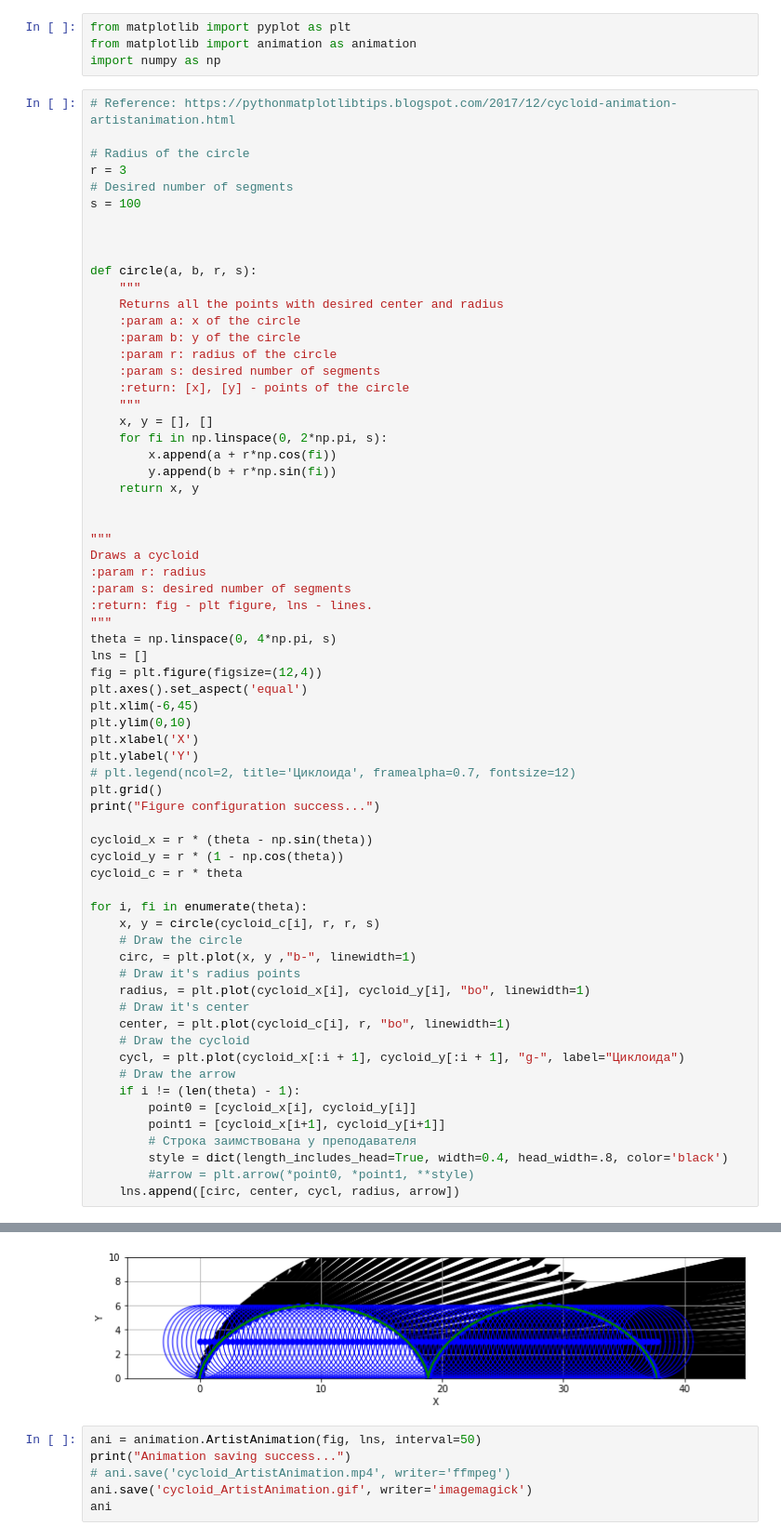
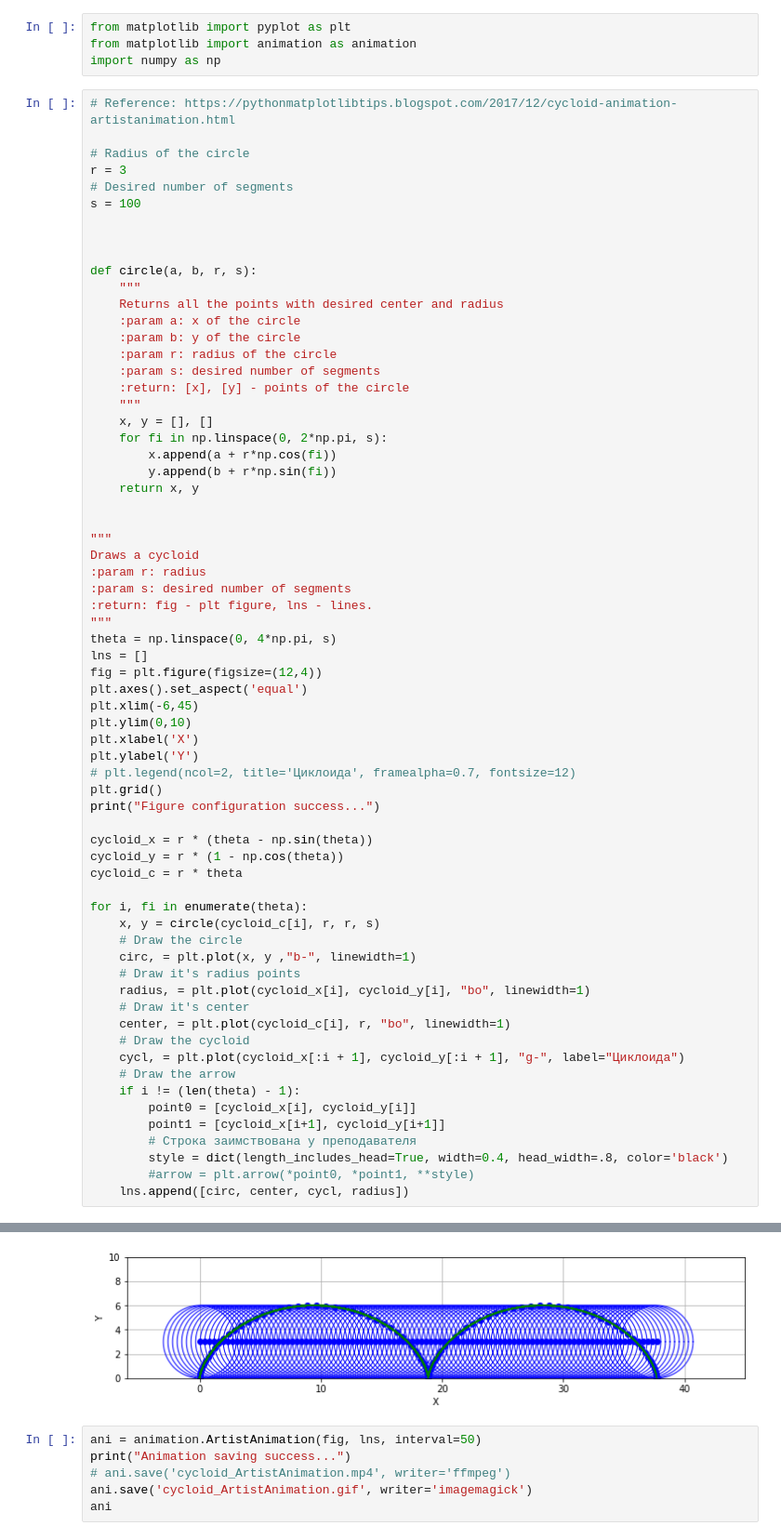
Before and after one commit to mascomen4/computer-geometry, a Jupyter notebook: lab01/ex3_v1.ipynb, the cells around one changed output, grey strips where cells are left out. Shown at 93% size. Saved outputs shown, nothing was run; the diff lists cells and outputs as text.

```diff
--- a/lab01/ex3_v1.ipynb
+++ b/lab01/ex3_v1.ipynb
@@ -42,35 +42,35 @@ plt.xlim(-6,45)
 plt.ylim(0,10)
 plt.xlabel('X')
 plt.ylabel('Y')
 # plt.legend(ncol=2, title='Циклоида', framealpha=0.7, fontsize=12)
 plt.grid()
 print("Figure configuration success...")
 
 cycloid_x = r * (theta - np.sin(theta))
 cycloid_y = r * (1 - np.cos(theta))
 cycloid_c = r * theta
 
 for i, fi in enumerate(theta):
     x, y = circle(cycloid_c[i], r, r, s)
     # Draw the circle
     circ, = plt.plot(x, y ,"b-", linewidth=1)
     # Draw it's radius points
     radius, = plt.plot(cycloid_x[i], cycloid_y[i], "bo", linewidth=1)
     # Draw it's center
     center, = plt.plot(cycloid_c[i], r, "bo", linewidth=1)
     # Draw the cycloid
     cycl, = plt.plot(cycloid_x[:i + 1], cycloid_y[:i + 1], "g-", label="Циклоида")
     # Draw the arrow
     if i != (len(theta) - 1):
         point0 = [cycloid_x[i], cycloid_y[i]]
         point1 = [cycloid_x[i+1], cycloid_y[i+1]]
         # Строка заимствована у преподавателя
         style = dict(length_includes_head=True, width=0.4, head_width=.8, color='black')
         #arrow = plt.arrow(*point0, *point1, **style)
-    lns.append([circ, center, cycl, radius, arrow])
+    lns.append([circ, center, cycl, radius])
 # %% [output]
 Figure configuration success...
-[figure, old version]
+[figure, new version]
 # %%
 ani = animation.ArtistAnimation(fig, lns, interval=50)
 print("Animation saving success...")
```
Also changed, not shown: 3 other files.
